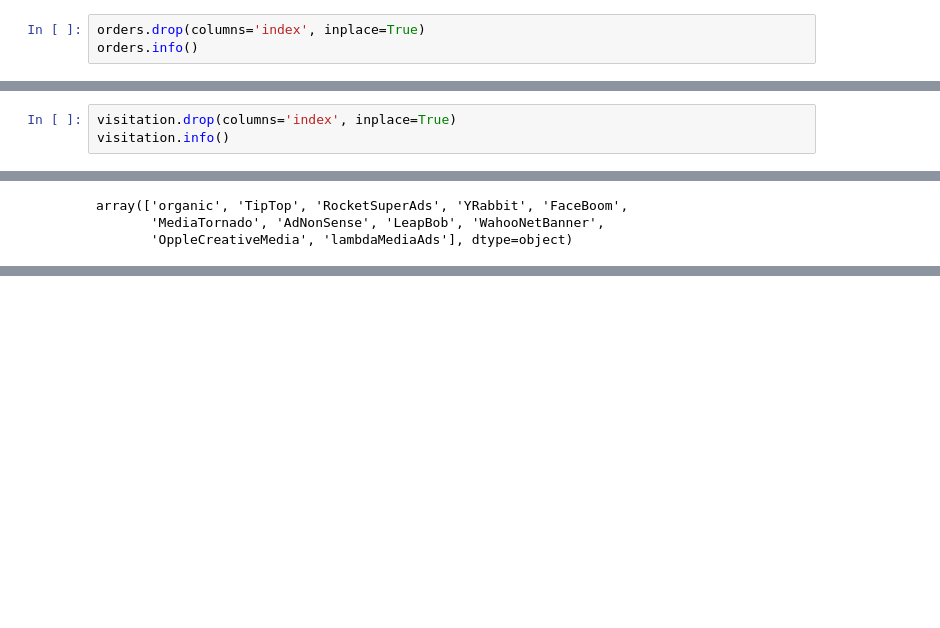
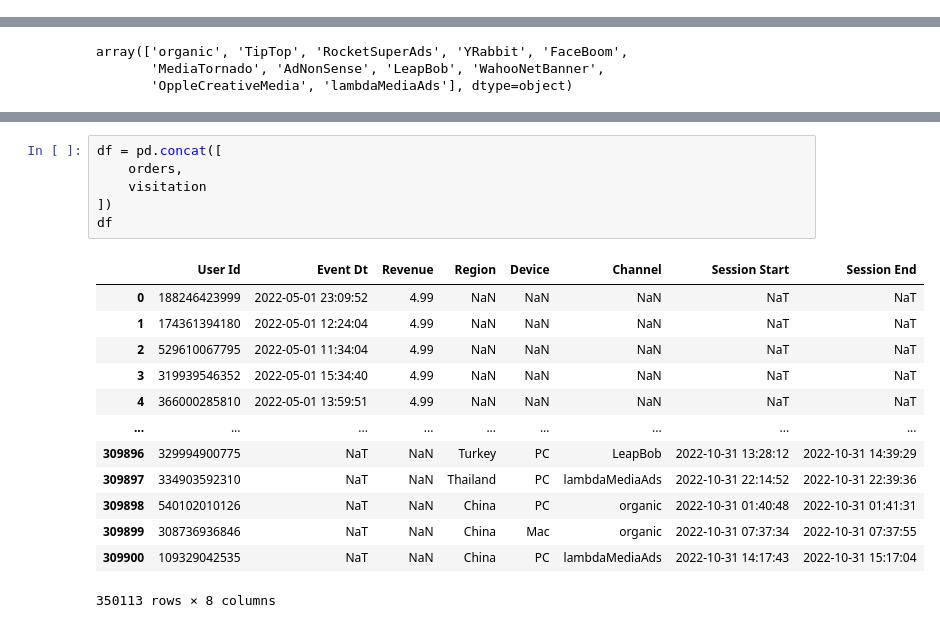
Before and after one commit to tespip/nenyam, a Jupyter notebook: Report_C1.ipynb, the cells around one changed output, grey strips where cells are left out. Cells and saved outputs as stored; diff of their text form; blank space fills up the shorter version.

```diff
--- a/Report_C1.ipynb
+++ b/Report_C1.ipynb
@@ -195,6 +236,3 @@ WahooNetBanner         28.616667
 YRabbit                 5.245667
 lambdaMediaAds          8.653333
 Name: costs, dtype: float64
-# %%
-orders.drop(columns='index', inplace=True)
-orders.info()
@@ -243,6 +283,3 @@ orders[orders['Revenue'] == 49.99]
 | 39481 | 387107442792 | 2022-10-24 22:42:12 | 49.99 |
 | 39550 | 968421663220 | 2022-10-25 05:00:33 | 49.99 |
 212 rows × 3 columns
-# %%
-visitation.drop(columns='index', inplace=True)
-visitation.info()
@@ -298,0 +354,20 @@ array(['organic', 'TipTop', 'RocketSuperAds', 'YRabbit', 'FaceBoom',
+# %%
+df = pd.concat([
+    orders,
+    visitation
+])
+df
+# %% [output]
+|  | User Id | Event Dt | Revenue | Region | Device | Channel | Session Start | Session End |
+| 0 | 188246423999 | 2022-05-01 23:09:52 | 4.99 | NaN | NaN | NaN | NaT | NaT |
+| 1 | 174361394180 | 2022-05-01 12:24:04 | 4.99 | NaN | NaN | NaN | NaT | NaT |
+| 2 | 529610067795 | 2022-05-01 11:34:04 | 4.99 | NaN | NaN | NaN | NaT | NaT |
+| 3 | 319939546352 | 2022-05-01 15:34:40 | 4.99 | NaN | NaN | NaN | NaT | NaT |
+| 4 | 366000285810 | 2022-05-01 13:59:51 | 4.99 | NaN | NaN | NaN | NaT | NaT |
+| ... | ... | ... | ... | ... | ... | ... | ... | ... |
+| 309896 | 329994900775 | NaT | NaN | Turkey | PC | LeapBob | 2022-10-31 13:28:12 | 2022-10-31 14:39:29 |
+| 309897 | 334903592310 | NaT | NaN | Thailand | PC | lambdaMediaAds | 2022-10-31 22:14:52 | 2022-10-31 22:39:36 |
+| 309898 | 540102010126 | NaT | NaN | China | PC | organic | 2022-10-31 01:40:48 | 2022-10-31 01:41:31 |
+| 309899 | 308736936846 | NaT | NaN | China | Mac | organic | 2022-10-31 07:37:34 | 2022-10-31 07:37:55 |
+| 309900 | 109329042535 | NaT | NaN | China | PC | lambdaMediaAds | 2022-10-31 14:17:43 | 2022-10-31 15:17:04 |
+350113 rows × 8 columns
```
Also changed, not shown: parts of 13 cells of this notebook.
